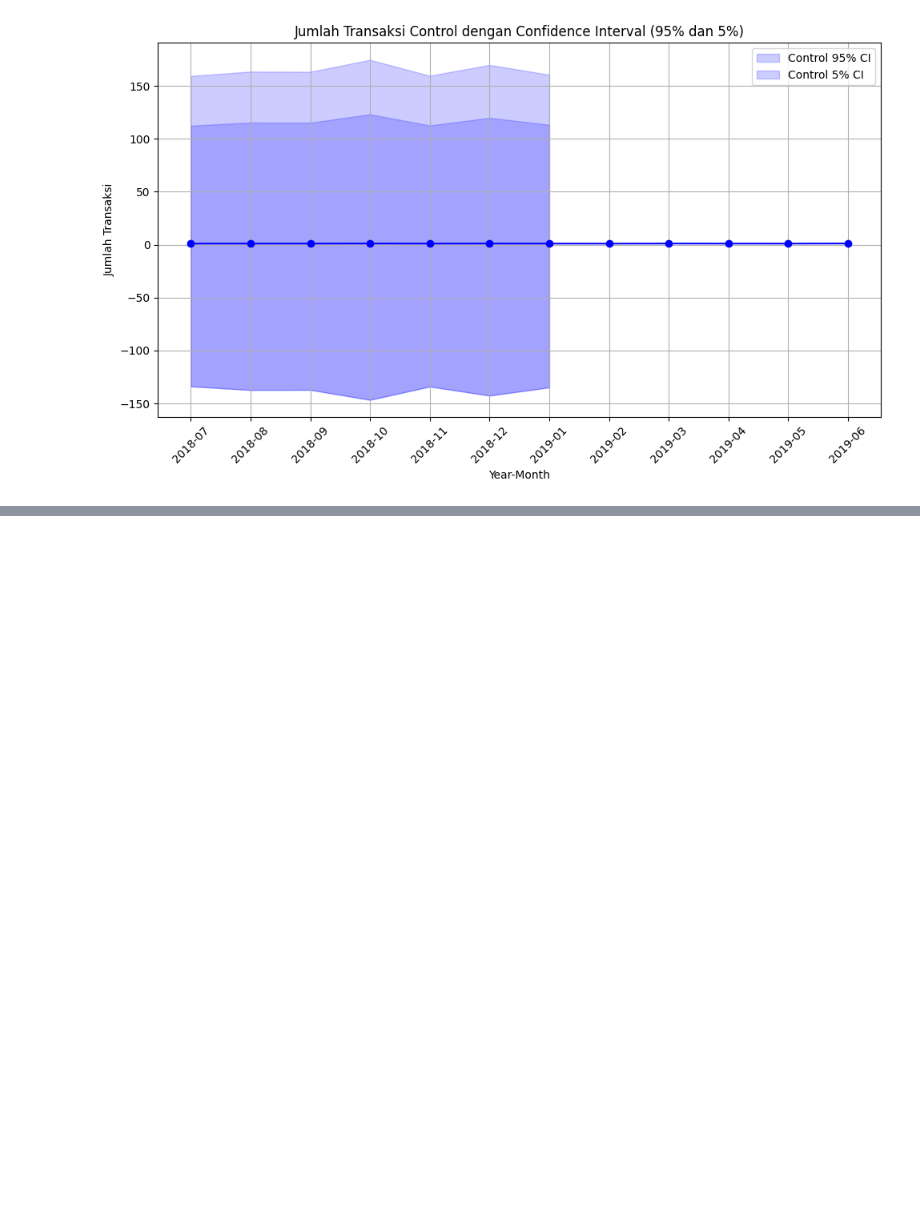
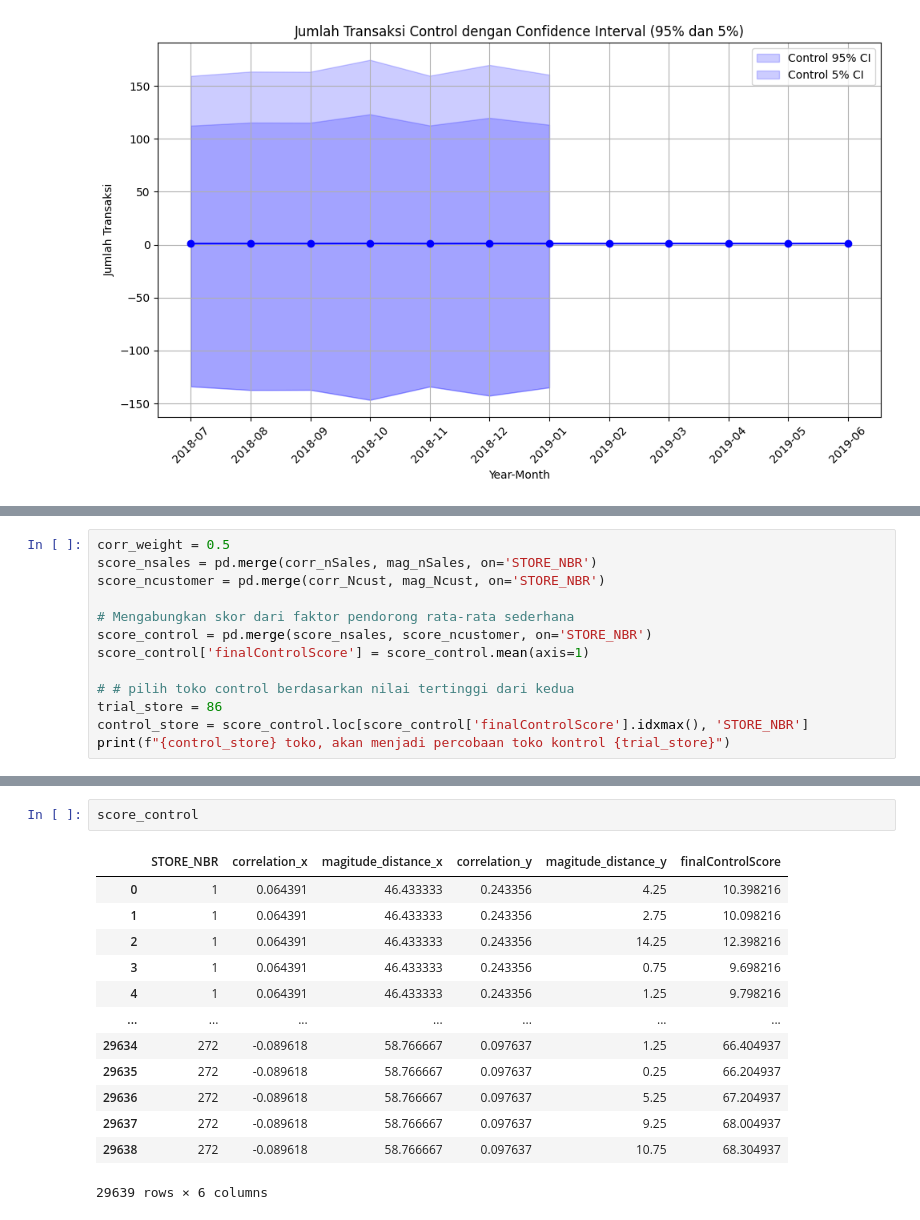
Before and after one commit to Aldistwn29/Experience_Perusahaan_Quantum, a Jupyter notebook: ritel_quantum.ipynb, the cells around one changed output, grey strips where cells are left out. Cells and saved outputs as stored; diff of their text form; blank space fills up the shorter version.

```diff
--- a/ritel_quantum.ipynb
+++ b/ritel_quantum.ipynb
@@ -691,0 +866,13 @@ plt.show()
+# %%
+corr_weight = 0.5
+score_nsales = pd.merge(corr_nSales, mag_nSales, on='STORE_NBR')
+score_ncustomer = pd.merge(corr_Ncust, mag_Ncust, on='STORE_NBR')
+
+# Mengabungkan skor dari faktor pendorong rata-rata sederhana
+score_control = pd.merge(score_nsales, score_ncustomer, on='STORE_NBR')
+score_control['finalControlScore'] = score_control.mean(axis=1)
+
+# # pilih toko control berdasarkan nilai tertinggi dari kedua
+trial_store = 86
+control_store = score_control.loc[score_control['finalControlScore'].idxmax(), 'STORE_NBR']
+print(f"{control_store} toko, akan menjadi percobaan toko kontrol {trial_store}")
@@ -691,0 +913,16 @@ plt.show()
+# %%
+score_control
+# %% [output]
+|  | STORE_NBR | correlation_x | magitude_distance_x | correlation_y | magitude_distance_y | finalControlScore |
+| 0 | 1 | 0.064391 | 46.433333 | 0.243356 | 4.25 | 10.398216 |
+| 1 | 1 | 0.064391 | 46.433333 | 0.243356 | 2.75 | 10.098216 |
+| 2 | 1 | 0.064391 | 46.433333 | 0.243356 | 14.25 | 12.398216 |
+| 3 | 1 | 0.064391 | 46.433333 | 0.243356 | 0.75 | 9.698216 |
+| 4 | 1 | 0.064391 | 46.433333 | 0.243356 | 1.25 | 9.798216 |
+| ... | ... | ... | ... | ... | ... | ... |
+| 29634 | 272 | -0.089618 | 58.766667 | 0.097637 | 1.25 | 66.404937 |
+| 29635 | 272 | -0.089618 | 58.766667 | 0.097637 | 0.25 | 66.204937 |
+| 29636 | 272 | -0.089618 | 58.766667 | 0.097637 | 5.25 | 67.204937 |
+| 29637 | 272 | -0.089618 | 58.766667 | 0.097637 | 9.25 | 68.004937 |
+| 29638 | 272 | -0.089618 | 58.766667 | 0.097637 | 10.75 | 68.304937 |
+29639 rows × 6 columns
```
Also changed, not shown: parts of 23 cells of this notebook.
